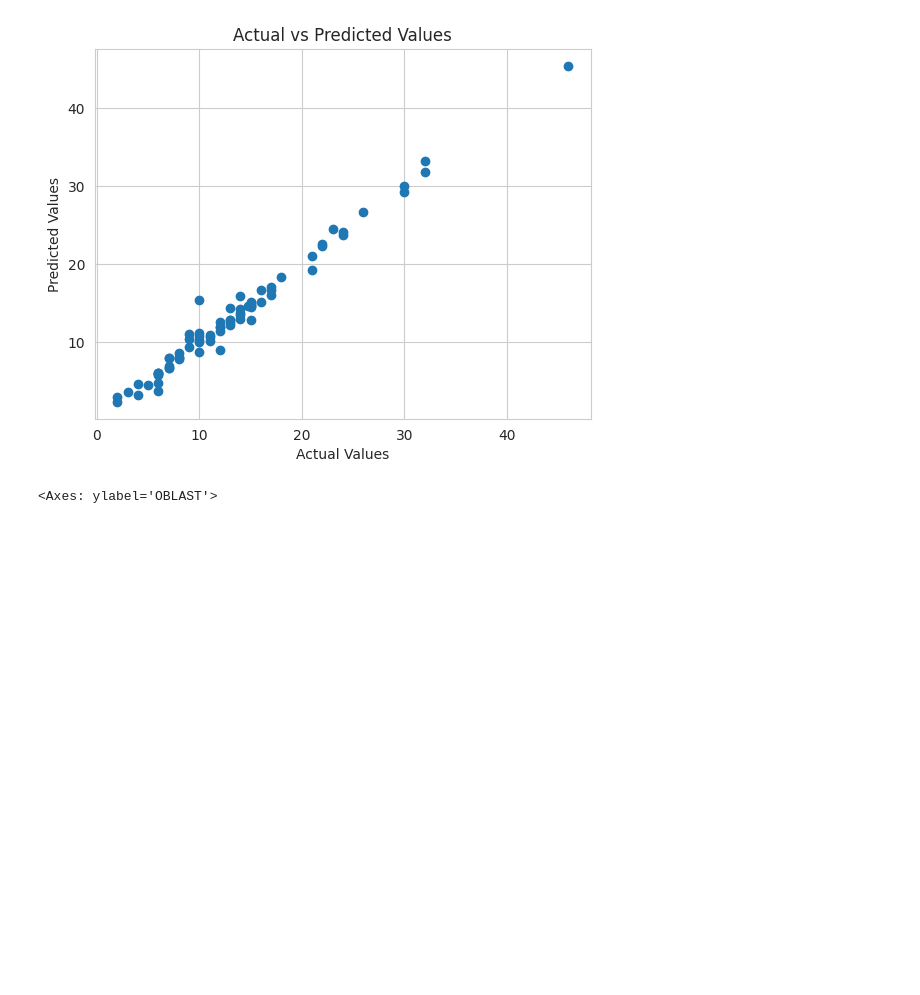
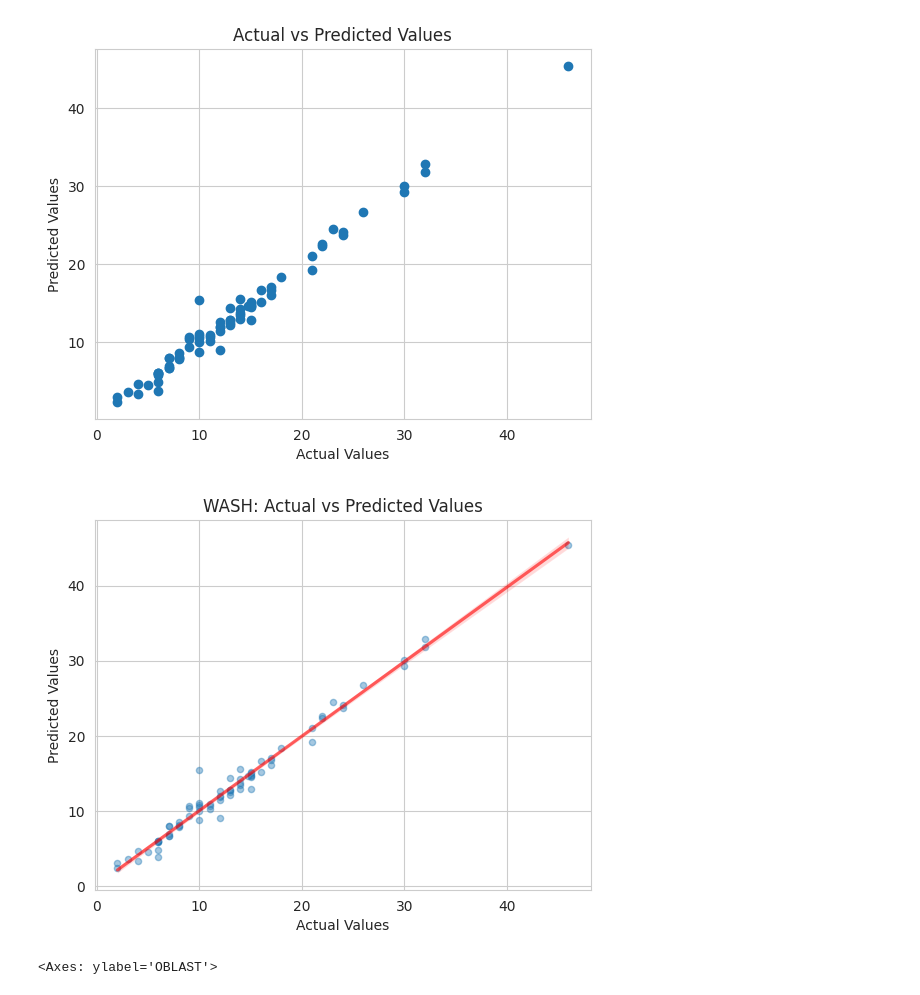
Before and after one commit to reo113/GuideHouse_Project, a Jupyter notebook: guidehouse.ipynb, the cells around one changed output. Cells and saved outputs as stored; diff of their text form; code cells hidden in the pictures; blank space fills up the shorter version.

```diff
--- a/guidehouse.ipynb
+++ b/guidehouse.ipynb
@@ -883,10 +894,10 @@ wash_model = GradientBoostingRegressor(max_depth = best_max, n_estimators = best
 
 wash_model.fit(X_train_wash, y_train_wash)
 
-prediction = wash_model.predict(X_test_wash)
+wash_prediction = wash_model.predict(X_test_wash)
 
-wash_rmse = mean_squared_error(y_test_wash, prediction, squared = False)
-wash_r2 = r2_score(y_test_wash, prediction)
+wash_rmse = mean_squared_error(y_test_wash, wash_prediction, squared = False)
+wash_r2 = r2_score(y_test_wash, wash_prediction)
 
 print('The rmse and r2 for wash is: ')
 print(wash_rmse)
@@ -903,6 +914,16 @@ plt.title('Actual vs Predicted Values')
 plt.show()
 # %% [output]
 [figure]
+# %%
+plt.title('WASH: Actual vs Predicted Values')
+sns.set_style('whitegrid')
+sns.regplot(x=y_test_wash, y=wash_prediction, scatter_kws={'s': 20, 'alpha': 0.4}, line_kws={'color': 'red','alpha': 0.6})
+plt.xlabel('Actual Values')
+plt.ylabel('Predicted Values')
+
+plt.show()
+# %% [output]
+[figure, added]
 # %%
 num_of_org.groupby('OBLAST')['PC_PC'].sum().sort_values(ascending=True).plot.barh()
 # %% [output]
```
Also changed, not shown: parts of 26 cells of this notebook.
